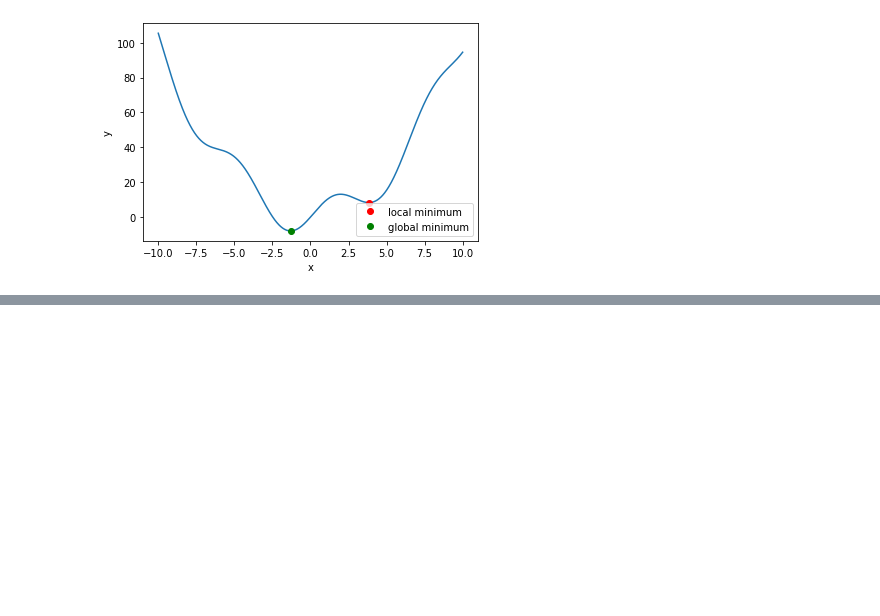
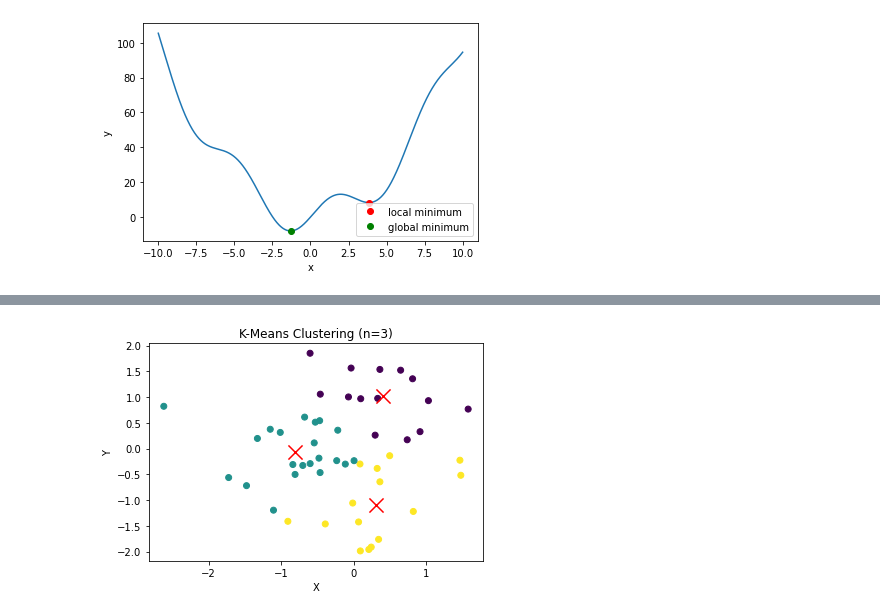
Before and after one commit to yzhu233/MAT421, a Jupyter notebook: ModuleE_Yaci.ipynb, the cells around one changed output, grey strips where cells are left out. Drawn from its saved outputs; the diff is of its cells as text; code cells hidden in the pictures; blank space fills up the shorter version.

```diff
--- a/ModuleE_Yaci.ipynb
+++ b/ModuleE_Yaci.ipynb
@@ -92,0 +128,17 @@ Local minimum found at x = [3.83746709]
+# %%
+import matplotlib.pyplot as plt
+import numpy as np
+from sklearn.cluster import KMeans
+
+np.random.seed(42)
+X = np.random.randn(50, 2)
+kmeans = KMeans(n_clusters=3, random_state=42)
+kmeans.fit(X)
+plt.scatter(X[:, 0], X[:, 1], c=kmeans.labels_)
+plt.scatter(kmeans.cluster_centers_[:, 0], kmeans.cluster_centers_[:, 1], marker='x', color='red', s=200)
+plt.xlabel('X')
+plt.ylabel('Y')
+plt.title('K-Means Clustering (n=3)')
+plt.show()
+# %% [output]
+[figure, added]
```
Also changed, not shown: parts of 7 cells of this notebook.
